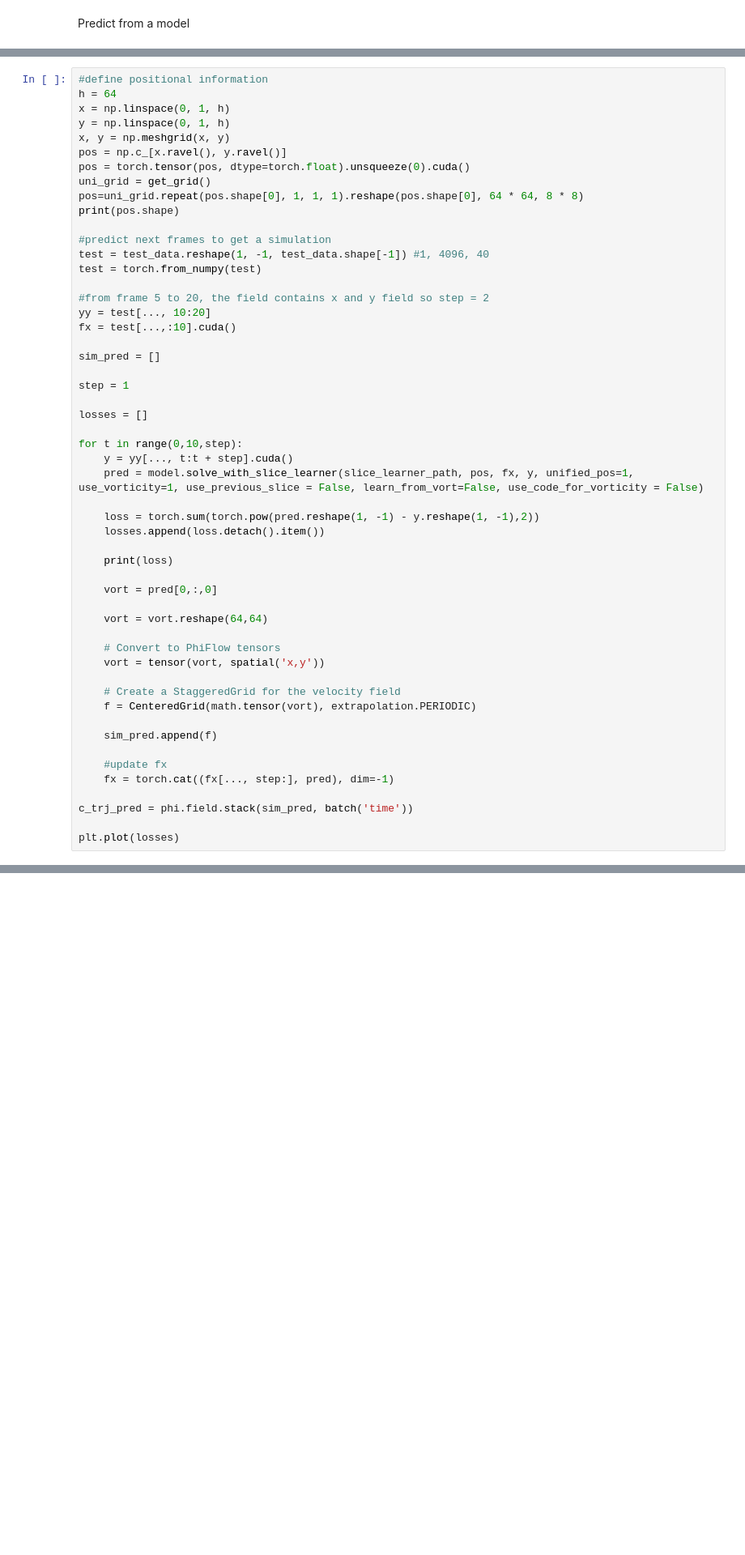
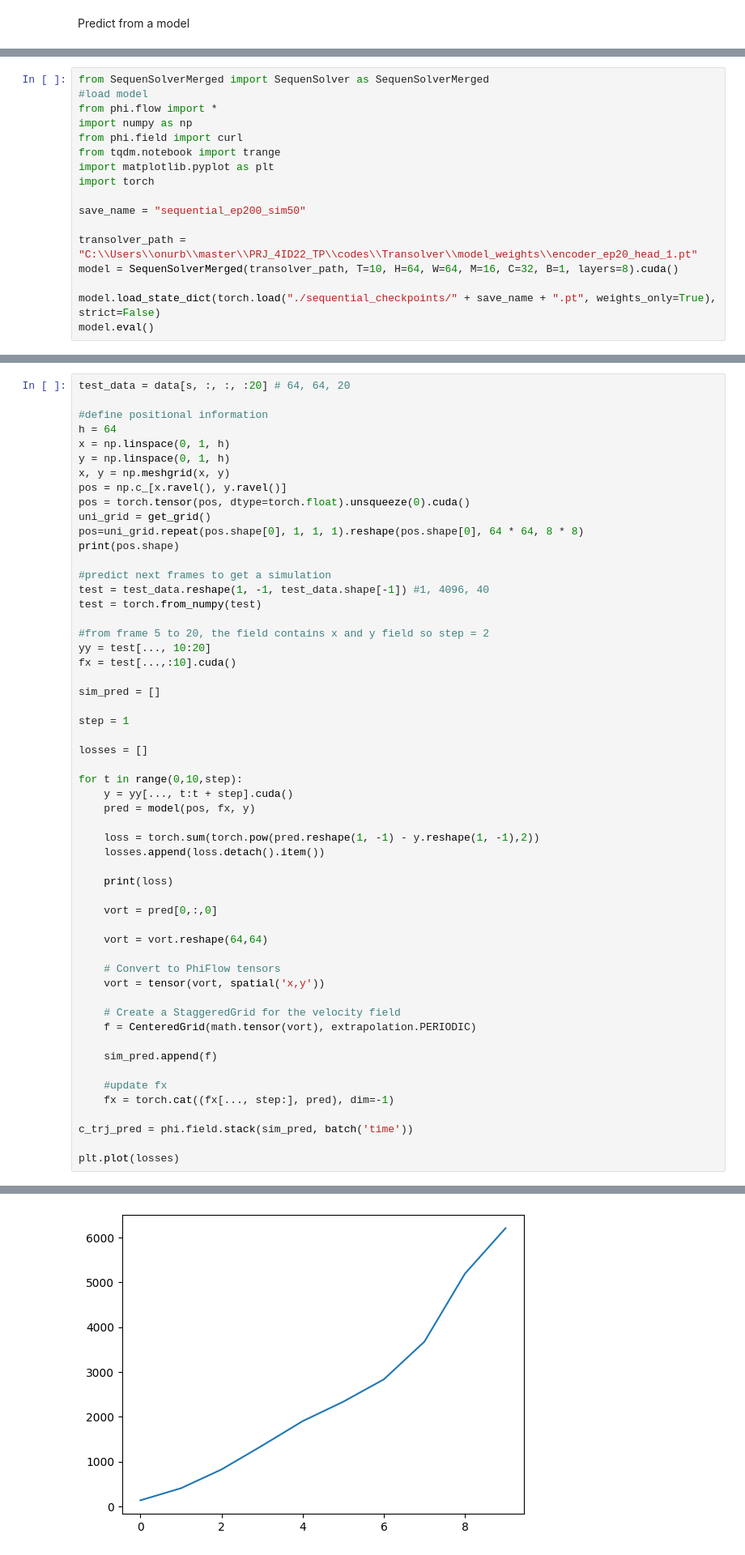
Before and after one commit to OnurBasci/TransformerBasedNavierStokeSolver, a Jupyter notebook: SequenSolver.ipynb, the cells around one changed output, grey strips where cells are left out. Shown at 81% size. Cells and saved outputs as stored; diff of their text form; blank space fills up the shorter version.

Commit message:
multihead attention for sequential attention

```diff
--- a/SequenSolver.ipynb
+++ b/SequenSolver.ipynb
@@ -90,0 +93,17 @@ def get_grid(batchsize=1):
+# %%
+from SequenSolverMerged import SequenSolver as SequenSolverMerged
+#load model
+from phi.flow import *
+import numpy as np
+from phi.field import curl
+from tqdm.notebook import trange
+import matplotlib.pyplot as plt
+import torch
+
+save_name = "sequential_ep200_sim50"
+
+transolver_path = "C:\\Users\\onurb\\master\\PRJ_4ID22_TP\\codes\\Transolver\\model_weights\\encoder_ep20_head_1.pt"
+model = SequenSolverMerged(transolver_path, T=10, H=64, W=64, M=16, C=32, B=1, layers=8).cuda()
+
+model.load_state_dict(torch.load("./sequential_checkpoints/" + save_name + ".pt", weights_only=True), strict=False)
+model.eval()
@@ -91,4 +128,6 @@ def get_grid(batchsize=1):
 # %%
+test_data = data[s, :, :, :20] # 64, 64, 20
+
 #define positional information
 h = 64
 x = np.linspace(0, 1, h)
@@ -116,7 +155,7 @@ losses = []
 
 for t in range(0,10,step):
     y = yy[..., t:t + step].cuda()
-    pred = model.solve_with_slice_learner(slice_learner_path, pos, fx, y, unified_pos=1, use_vorticity=1, use_previous_slice = False, learn_from_vort=False, use_code_for_vorticity = False)
+    pred = model(pos, fx, y)
 
     loss = torch.sum(torch.pow(pred.reshape(1, -1) - y.reshape(1, -1),2))
     losses.append(loss.detach().item())
@@ -146,0 +196 @@ NameError: name 'LearnSlice' is not defined
+[figure, added]
```
Also changed, not shown: parts of 11 cells of this notebook, 7 other files.
